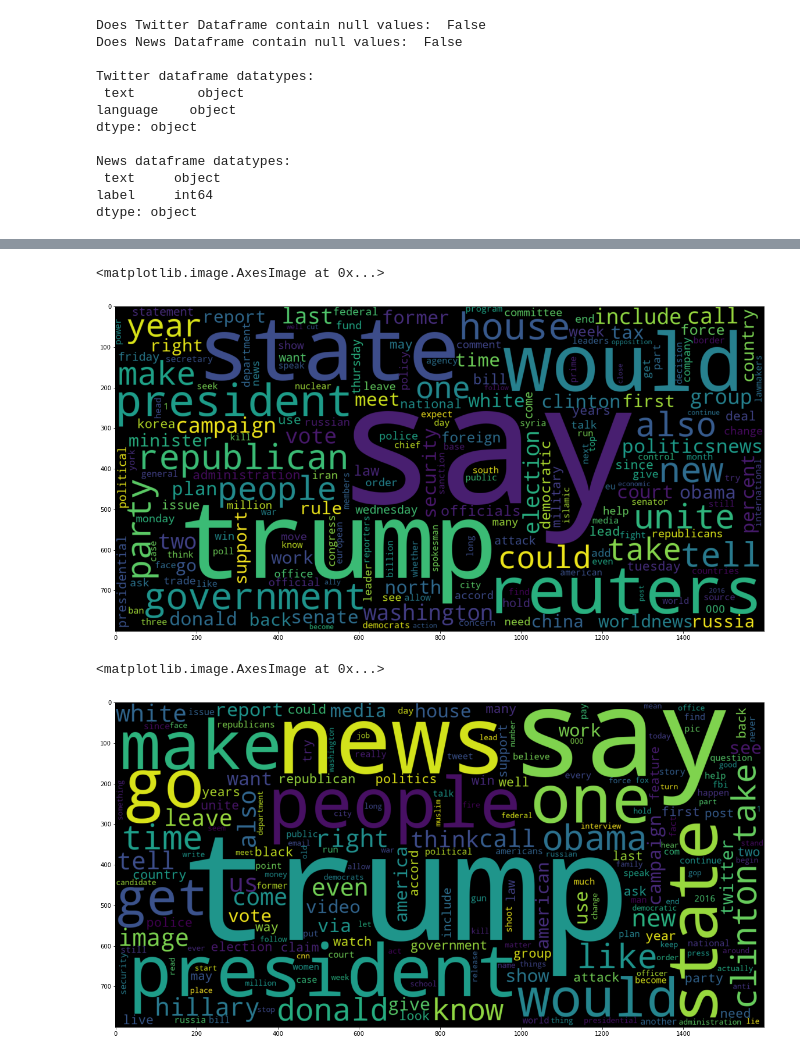
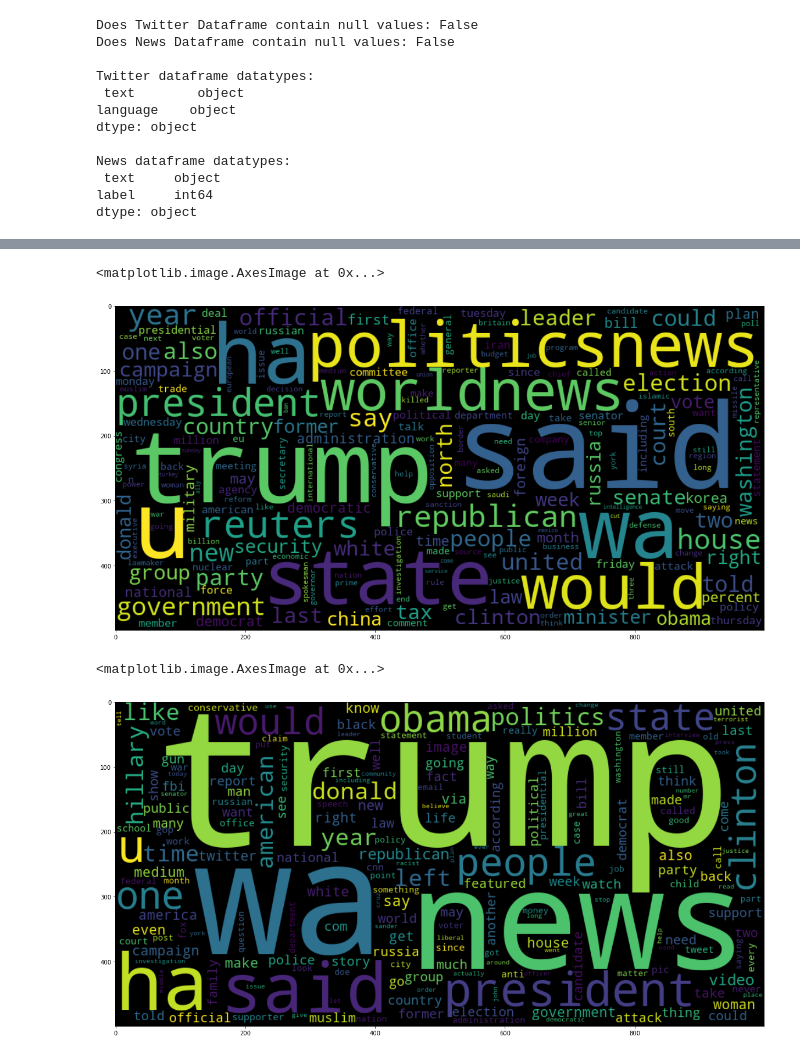
Before and after one commit to nikkenu/JODA, a Jupyter notebook: harjoitustyo/harjoitustyo.ipynb, the cells around one changed output, grey strips where cells are left out. Cells and saved outputs as stored; diff of their text form; code cells hidden in the pictures.

```diff
--- a/harjoitustyo/harjoitustyo.ipynb
+++ b/harjoitustyo/harjoitustyo.ipynb
@@ -46,7 +48,7 @@ from tensorflow.keras.preprocessing import text, sequence
 [nltk_data]   Package omw-1.4 is already up-to-date!
 # %%
 # Add your Bearer token here.
-client = tweepy.Client(bearer_token='AAAAAAAAAAAAAAAAAAAAAAXMbQEAAAAA5%2BqAHvDJmPFLjU9SB87h0wyX8Dw%3DrW5cV5HUMaY0VEPcKj2UuRxmb3IemUswdUSDB8xcqN6wrle6bw')
+client = tweepy.Client(bearer_token='')
 
 # Create Pandas dataframe with three columns
 tweet_df = pd.DataFrame(columns=['text', 'language'])
@@ -80,17 +82,14 @@ Amount:  6
 # %%
+# Read .csv files from local disk
 truenews = pd.read_csv("../files/True.csv")
 fakenews = pd.read_csv("../files/Fake.csv")
 
+# Create new column, which indicates the truthness of the news
 truenews['label'] = 1
 fakenews['label'] = 0
 
-news_df = pd.concat([truenews, fakenews])
-#news_df = news_df.sample(frac = 1).reset_index(drop=True)
-news_df = news_df.reset_index(drop=True)
+# Concatenate the two dataframes into one
+news_df = pd.concat([truenews, fakenews], ignore_index=True, sort=False)
 
-news_df['text'] = news_df['subject'] + " " + news_df['title'] + " " + news_df['text']
-del news_df['title']
-del news_df['subject']
-del news_df['date']
 news_df.head()
 # %% [output]
@@ -177,0 +220,4 @@ After:  dragon endeavour four space astronauts hold 20 meter away station statio
+# %%
+news_df['clean_text'] = news_df['text'].apply(clean_text)
+
+news_df.head()
@@ -178,9 +231,9 @@ After:  dragon endeavour four space astronauts hold 20 meter away station statio
 # %%
-news_df['clean_text'] = np.nan
-news_df['clean_text'] = [clean_text(x) for x in news_df['text']]
+tweet_df['clean_text'] = np.nan
 
-news_df.dropna(subset=['clean_text'], inplace=True)
-news_df.drop_duplicates(subset=['text', 'clean_text'], keep=False, inplace=True)
+tweet_df['clean_text'] = [clean_text(x) for x in tweet_df['text']]
 
-news_df.head()
+del tweet_df['language']
+
+tweet_df.head()
 # %% [output]
@@ -345,22 +350,22 @@ true_df = news_df[news_df['label'] == 1]
 tokenizer_true = Tokenizer()
 tokenizer_true.fit_on_texts([x for x in true_df['clean_text']])
 tokenized_counts_true = Counter(tokenizer_true.word_counts)
-wc_true = WordCloud(max_words= 200, width = 1600, height= 800).generate_from_frequencies(tokenized_counts_true)
+wc_true = WordCloud(max_words= 200, width = 1000, height= 500).generate_from_frequencies(tokenized_counts_true)
 plt.imshow(wc_true, interpolation = 'bilinear')
 # %% [output]
 <matplotlib.image.AxesImage at 0x...>
-[figure, old version]
+[figure, new version]
 # %%
 plt.figure(figsize=(20,20))
 false_df = news_df[news_df['label'] == 0]
 tokenizer_false = Tokenizer()
 tokenizer_false.fit_on_texts([x for x in false_df['clean_text']])
 tokenized_counts_false = Counter(tokenizer_false.word_counts)
-wc_false = WordCloud(max_words= 200, width = 1600, height= 800).generate_from_frequencies(tokenized_counts_false)
+wc_false = WordCloud(max_words= 200, width = 1000, height= 500).generate_from_frequencies(tokenized_counts_false)
 plt.imshow(wc_false, interpolation = 'bilinear')
 # %% [output]
 <matplotlib.image.AxesImage at 0x...>
-[figure, old version]
+[figure, new version]
 # %%
 true_word = ''.join(true_df['clean_text'].tolist())
 true_bigrams_series = pd.Series(ngrams(true_word.split(), 2))
```
Also changed, not shown: parts of 27 cells of this notebook.
